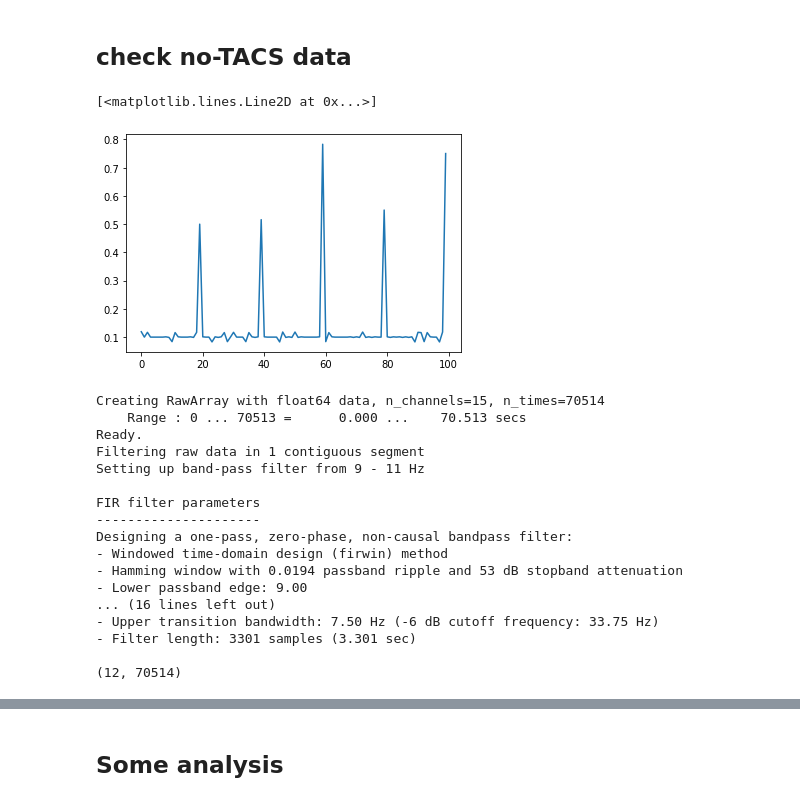
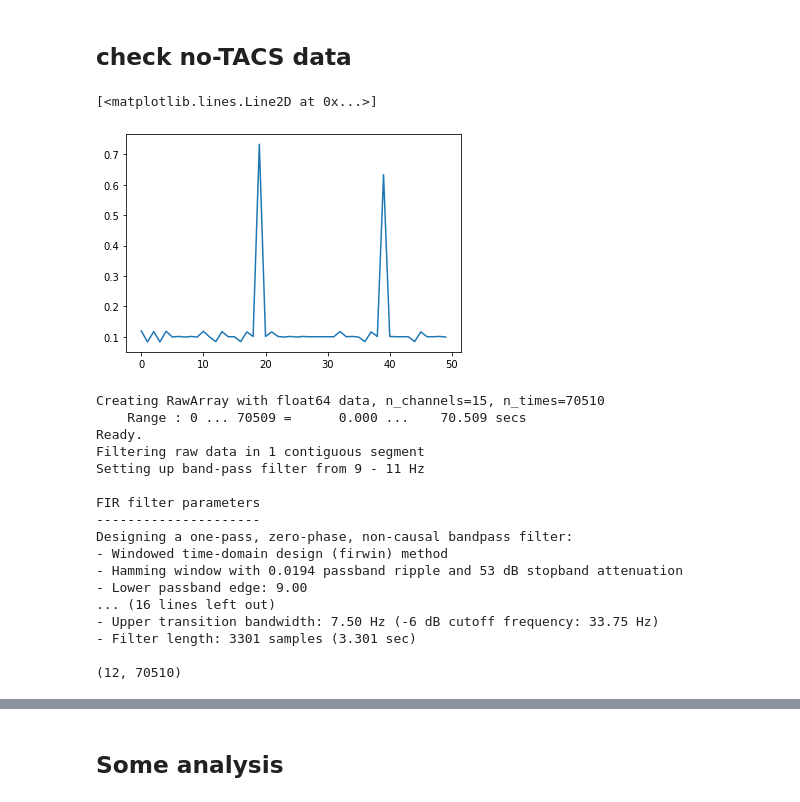
Before and after one commit to Vincentvjj/opm_tacs_flicker, a Jupyter notebook: analysis/analysis.ipynb, the cells around one changed output, grey strips where cells are left out. Cells and saved outputs as stored; diff of their text form; code cells hidden in the pictures.

```diff
--- a/analysis/analysis.ipynb
+++ b/analysis/analysis.ipynb
@@ -12,7 +12,7 @@ from mne.time_frequency import psd_welch
 # %%
 ## import no-tacs data
 
-data, header=  pyxdf.load_xdf('../recordings/P01-with-tacs-R1.xdf')
+data, header=  pyxdf.load_xdf('../recordings/P02-with-tacs-R2.xdf')
 
 if data[0]['info']['name'][0] == 'ExperimentMarkers':
     markers_data = data[0]
@@ -123,35 +123,37 @@ channel_orders = ['00:12:50','00:08:50', '01:04:50'
 threshold = min(adc_diode_full) + (max(adc_diode_full) - min(adc_diode_full)) * 0.8
 
 # plt.plot(adc_diode_full[11000:20000])
 
 adc_diode_square = np.where(adc_diode_full > threshold, 1, 0) #square signal
 adc_diode_markers = np.where(adc_diode_full > threshold, 1, 0) # vertical lines
 
 
 on = False
 for idx, x in enumerate(adc_diode_square):
     if x==1 and not on: ## if this is the first one
         on = True
     elif x==1 and on: ## during the on period.
         adc_diode_square[idx] = 1
         adc_diode_markers[idx] = 0
         if idx+1==adc_diode_square.shape[0] or adc_diode_square[idx+1] == 0: ## if this is the last one
             adc_diode_square[idx] = 0
             adc_diode_markers[idx] = 1
             on = False
 
 # get the timing on between flickers. It should be 0.1 s interval (10hz flicker) + random ITI
 index_diode_on = np.where(adc_diode_markers == 1)[0]
 timing_diode = np.diff(opm_time_stamps[index_diode_on])
 
 ## create a phase time series of the ADC diode (visual stimuli)
 adc_diode_phase = np.angle(hilbert(adc_diode_square), deg=False)
 
 
-plt.plot(timing_diode[:100])
+# plt.plot(adc_diode_full[10000:14000])
+plt.plot(timing_diode[:50])
+# plt.plot(adc_diode_full[8000:14000])
 # %% [output]
 [<matplotlib.lines.Line2D at 0x...>]
-[figure, old version]
+[figure, new version]
 # %%
 ##make epochs for OPM data and
 
@@ -188,8 +190,8 @@ for i, ts_index in enumerate(epochs_ts_index):
 
     epo_diode_phase[i,:] = adc_diode_phase[start:end]
 # %% [output]
-Creating RawArray with float64 data, n_channels=15, n_times=70514
-    Range : 0 ... 70513 =      0.000 ...    70.513 secs
+Creating RawArray with float64 data, n_channels=15, n_times=70510
+    Range : 0 ... 70509 =      0.000 ...    70.509 secs
 Ready.
 Filtering raw data in 1 contiguous segment
 Setting up band-pass filter from 9 - 11 Hz
@@ -204,7 +206,7 @@ Designing a one-pass, zero-phase, non-causal bandpass filter:
 - Upper transition bandwidth: 7.50 Hz (-6 dB cutoff frequency: 33.75 Hz)
 - Filter length: 3301 samples (3.301 sec)
 
-(12, 70514)
+(12, 70510)
 # %%
 epo_mean = np.mean(epo_opm_f1_30, axis=1)
 
```
Also changed, not shown: parts of 4 cells of this notebook, 1 other file.
